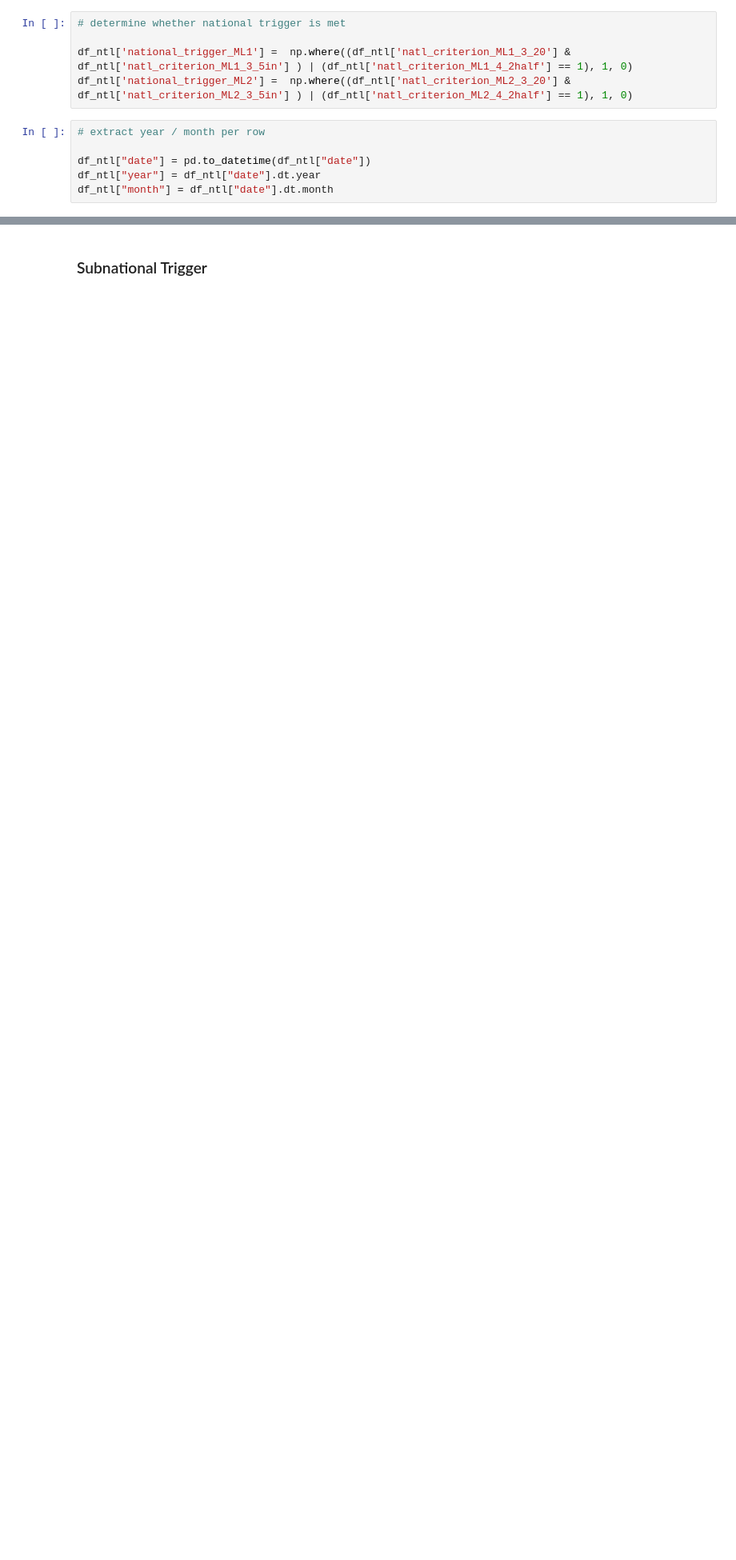
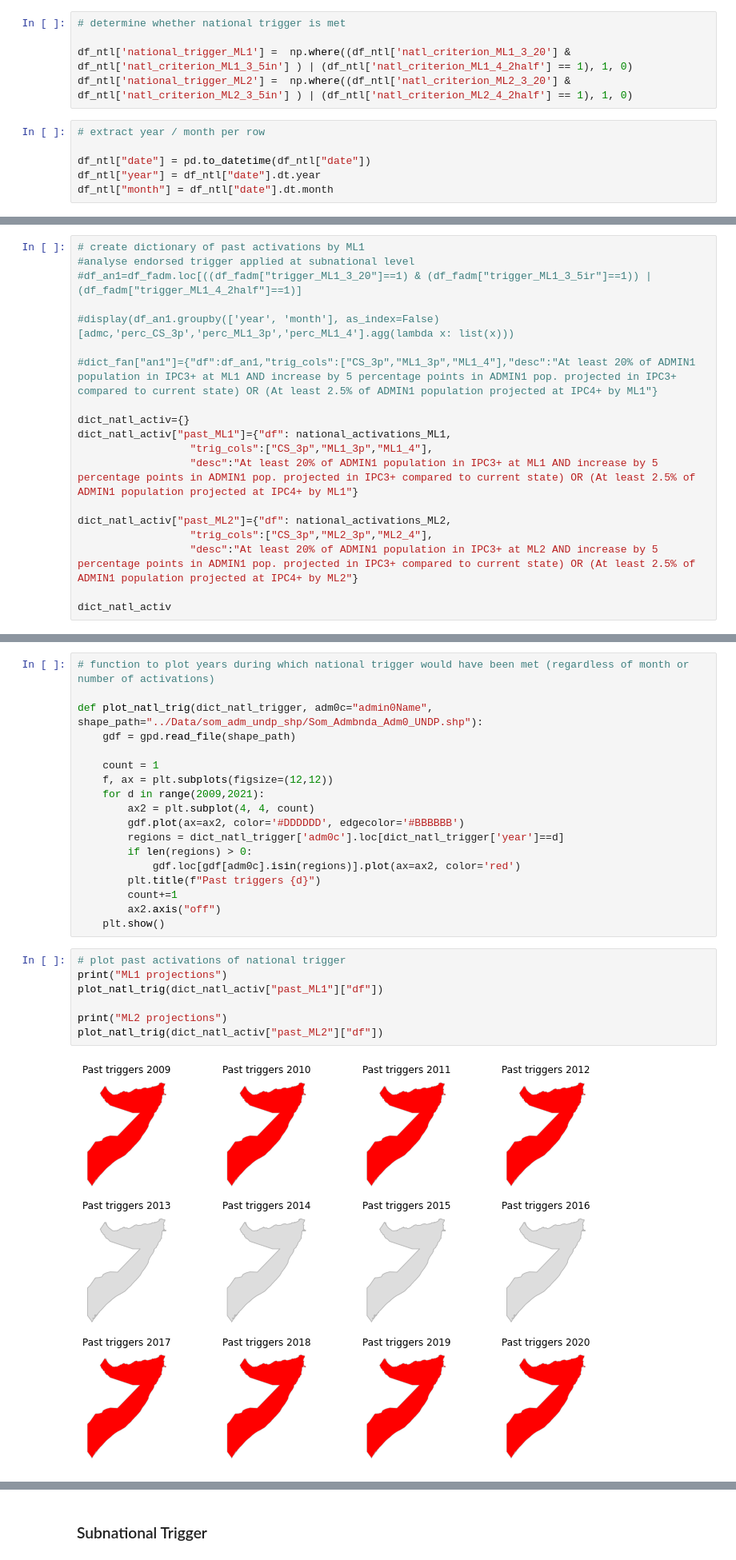
Before and after one commit to OCHA-DAP/pa-anticipatory-action, a Jupyter notebook: analyses/somalia/notebooks/ipc_threshold_analysis.ipynb, the cells around one changed output, grey strips where cells are left out. Shown at 80% size. Saved outputs shown, nothing was run; the diff lists cells and outputs as text; blank space fills up the shorter version.

```diff
--- a/analyses/somalia/notebooks/ipc_threshold_analysis.ipynb
+++ b/analyses/somalia/notebooks/ipc_threshold_analysis.ipynb
@@ -190,0 +214,19 @@ display(national_activations_ML2.round(2).groupby(['year', 'month'], as_index=Fa
+# %%
+# create dictionary of past activations by ML1
+#analyse endorsed trigger applied at subnational level
+#df_an1=df_fadm.loc[((df_fadm["trigger_ML1_3_20"]==1) & (df_fadm["trigger_ML1_3_5ir"]==1)) | (df_fadm["trigger_ML1_4_2half"]==1)]
+
+#display(df_an1.groupby(['year', 'month'], as_index=False)[admc,'perc_CS_3p','perc_ML1_3p','perc_ML1_4'].agg(lambda x: list(x)))
+
+#dict_fan["an1"]={"df":df_an1,"trig_cols":["CS_3p","ML1_3p","ML1_4"],"desc":"At least 20% of ADMIN1 population in IPC3+ at ML1 AND increase by 5 percentage points in ADMIN1 pop. projected in IPC3+ compared to current state) OR (At least 2.5% of ADMIN1 population projected at IPC4+ by ML1"}
+
+dict_natl_activ={}
+dict_natl_activ["past_ML1"]={"df": national_activations_ML1,
+                  "trig_cols":["CS_3p","ML1_3p","ML1_4"],
+                  "desc":"At least 20% of ADMIN1 population in IPC3+ at ML1 AND increase by 5 percentage points in ADMIN1 pop. projected in IPC3+ compared to current state) OR (At least 2.5% of ADMIN1 population projected at IPC4+ by ML1"}
+
+dict_natl_activ["past_ML2"]={"df": national_activations_ML2,
+                  "trig_cols":["CS_3p","ML2_3p","ML2_4"],
+                  "desc":"At least 20% of ADMIN1 population in IPC3+ at ML2 AND increase by 5 percentage points in ADMIN1 pop. projected in IPC3+ compared to current state) OR (At least 2.5% of ADMIN1 population projected at IPC4+ by ML2"}
+
+dict_natl_activ
@@ -190,0 +251,27 @@ display(national_activations_ML2.round(2).groupby(['year', 'month'], as_index=Fa
+# %%
+# function to plot years during which national trigger would have been met (regardless of month or number of activations)
+
+def plot_natl_trig(dict_natl_trigger, adm0c="admin0Name", shape_path="../Data/som_adm_undp_shp/Som_Admbnda_Adm0_UNDP.shp"):
+    gdf = gpd.read_file(shape_path)
+
+    count = 1
+    f, ax = plt.subplots(figsize=(12,12))
+    for d in range(2009,2021):
+        ax2 = plt.subplot(4, 4, count)
+        gdf.plot(ax=ax2, color='#DDDDDD', edgecolor='#BBBBBB')
+        regions = dict_natl_trigger['adm0c'].loc[dict_natl_trigger['year']==d]
+        if len(regions) > 0:
+            gdf.loc[gdf[adm0c].isin(regions)].plot(ax=ax2, color='red')
+        plt.title(f"Past triggers {d}")
+        count+=1
+        ax2.axis("off")
+    plt.show()
+# %%
+# plot past activations of national trigger
+print("ML1 projections")
+plot_natl_trig(dict_natl_activ["past_ML1"]["df"])
+
+print("ML2 projections")
+plot_natl_trig(dict_natl_activ["past_ML2"]["df"])
+# %% [output]
+[figure, added]
```
Also changed, not shown: parts of 10 cells of this notebook.
